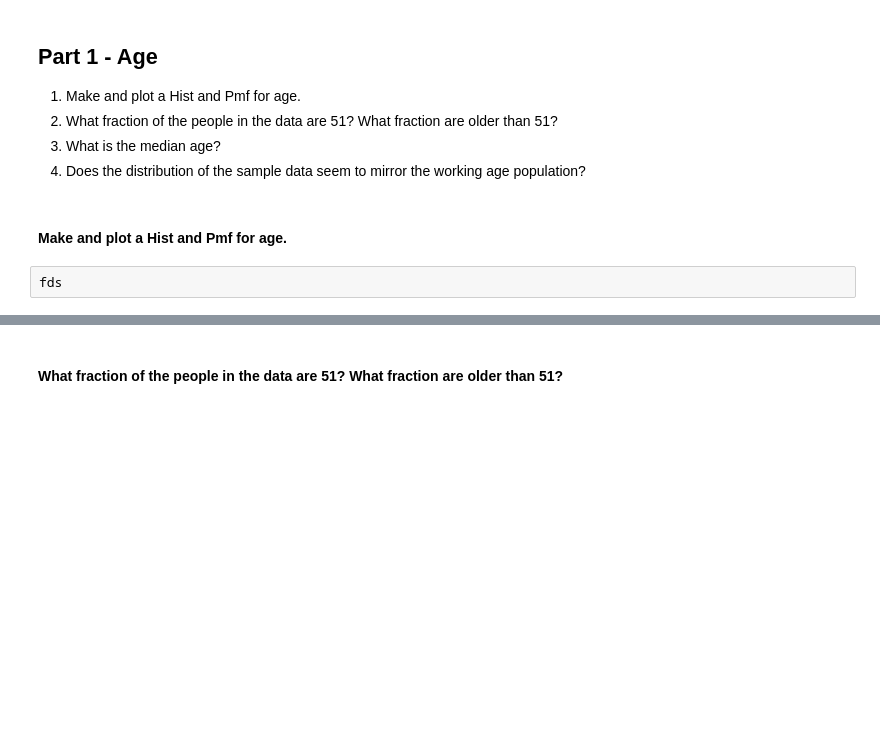
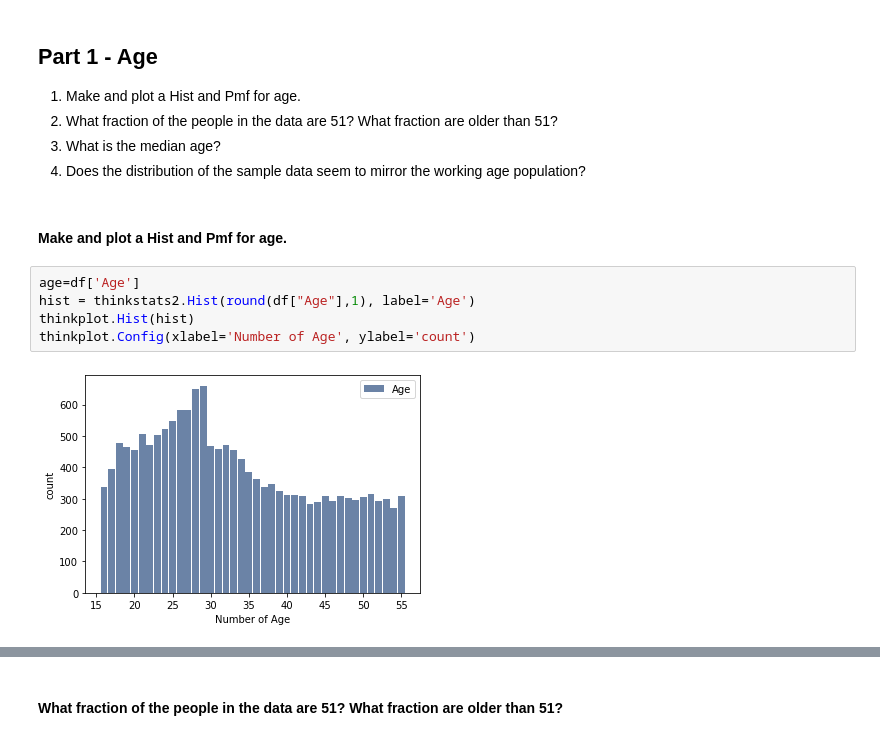
Before and after one commit to Asdukey/BSIP_Assignment_1_Students, a Jupyter notebook: stats_asn_1_stud_temp.ipynb, the cells around one changed output, grey strips where cells are left out. Cells and saved outputs as stored; diff of their text form; blank space fills up the shorter version.

```diff
--- a/stats_asn_1_stud_temp.ipynb
+++ b/stats_asn_1_stud_temp.ipynb
@@ -73,5 +73,10 @@ df.describe()
 </ol>
 # %% [markdown]
 #### Make and plot a Hist and Pmf for age.
-# %%
-fds
+# %%
+age=df['Age']
+hist = thinkstats2.Hist(round(df["Age"],1), label='Age')
+thinkplot.Hist(hist)
+thinkplot.Config(xlabel='Number of Age', ylabel='count')
+# %% [output]
+[figure, added]
```
Also changed, not shown: parts of 11 cells of this notebook.
